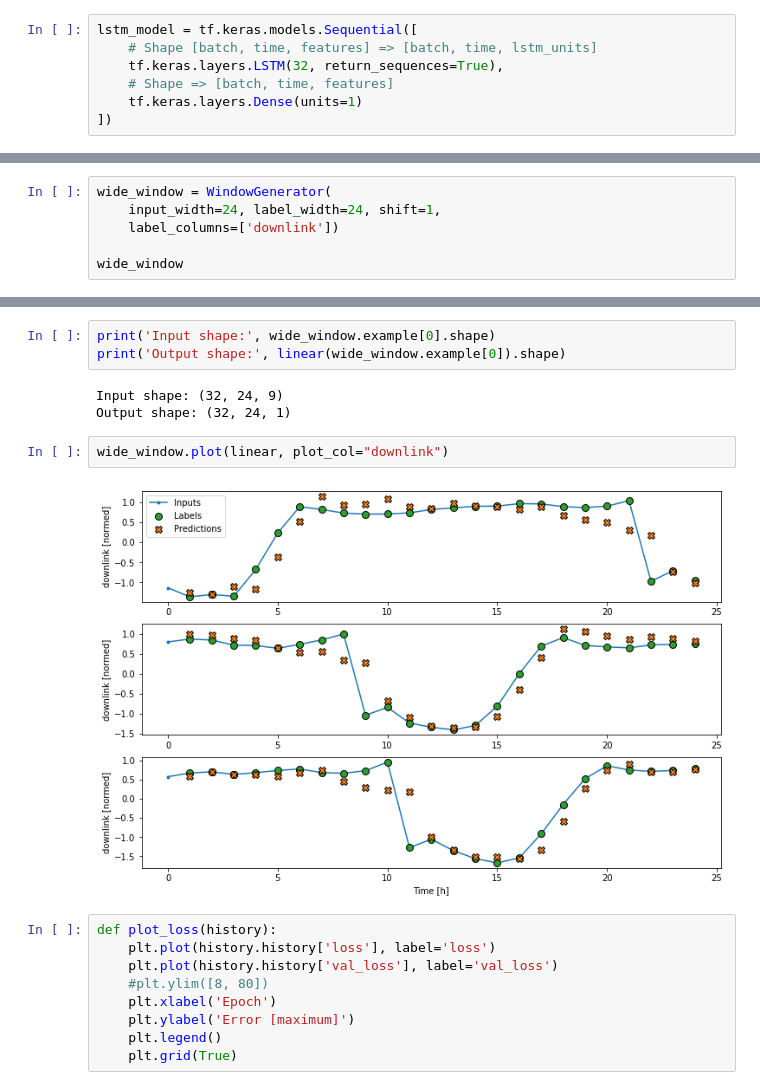
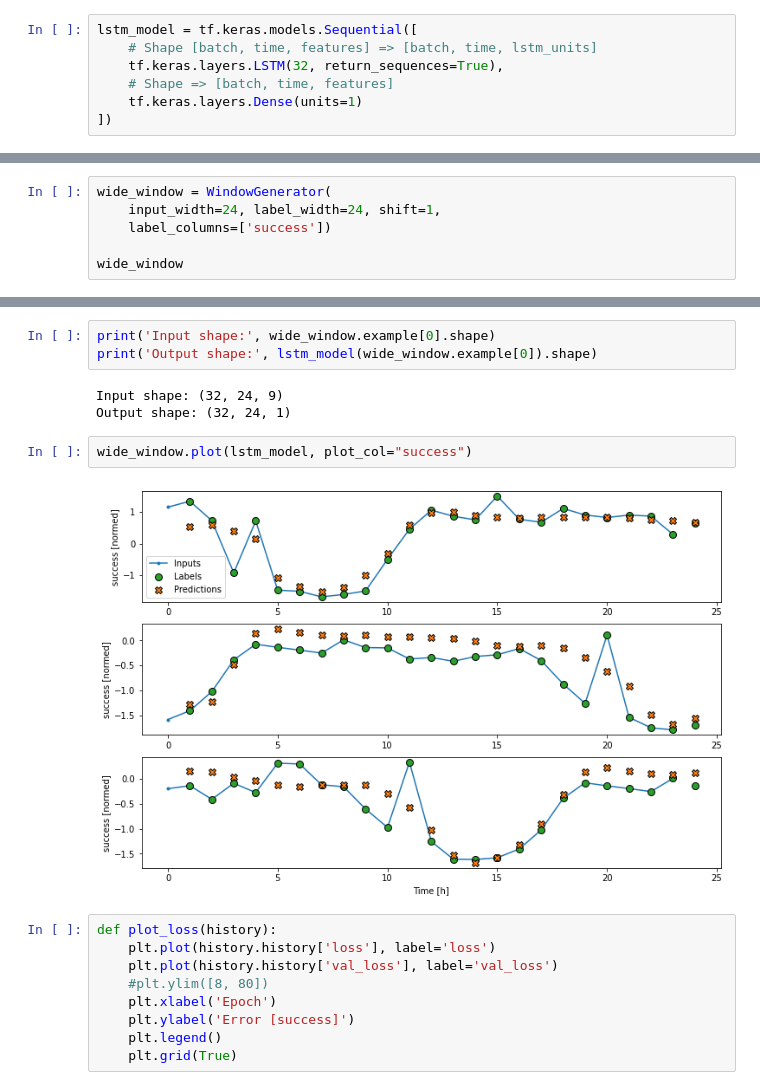
Before and after one commit to bm777/ann-network-LTE, a Jupyter notebook: forecast.ipynb, the cells around one changed output, grey strips where cells are left out. Cells and saved outputs as stored; diff of their text form.

```diff
--- a/forecast.ipynb
+++ b/forecast.ipynb
@@ -364,7 +364,7 @@ linear = tf.keras.Sequential([
 # %%
 wide_window = WindowGenerator(
     input_width=24, label_width=24, shift=1,
-    label_columns=['downlink'])
+    label_columns=['success'])
 
 wide_window
 # %% [output]
@@ -395,20 +386,20 @@ Epoch 105/200
 # %%
 print('Input shape:', wide_window.example[0].shape)
-print('Output shape:', linear(wide_window.example[0]).shape)
+print('Output shape:', lstm_model(wide_window.example[0]).shape)
 # %% [output]
 Input shape: (32, 24, 9)
 Output shape: (32, 24, 1)
 # %%
-wide_window.plot(linear, plot_col="downlink")
+wide_window.plot(lstm_model, plot_col="success")
 # %% [output]
-[figure, old version]
+[figure, new version]
 # %%
 def plot_loss(history):
     plt.plot(history.history['loss'], label='loss')
     plt.plot(history.history['val_loss'], label='val_loss')
     #plt.ylim([8, 80])
     plt.xlabel('Epoch')
-    plt.ylabel('Error [maximum]')
+    plt.ylabel('Error [success]')
     plt.legend()
     plt.grid(True)
 # %%
```
Also changed, not shown: parts of 4 cells of this notebook, 1 other file.
